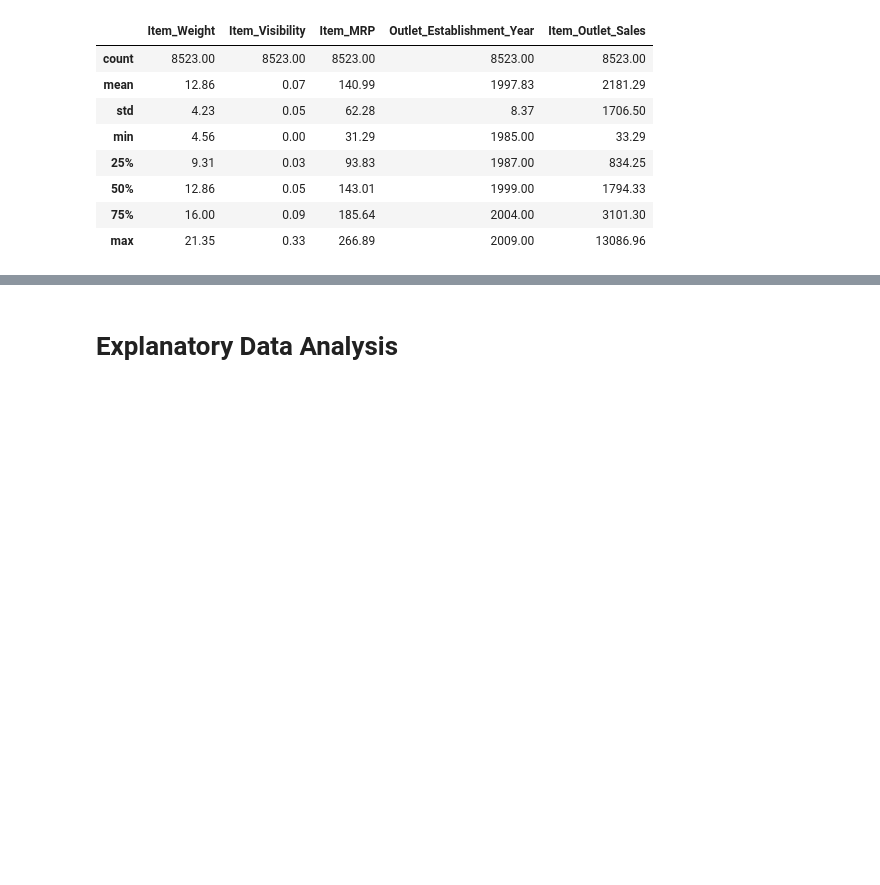
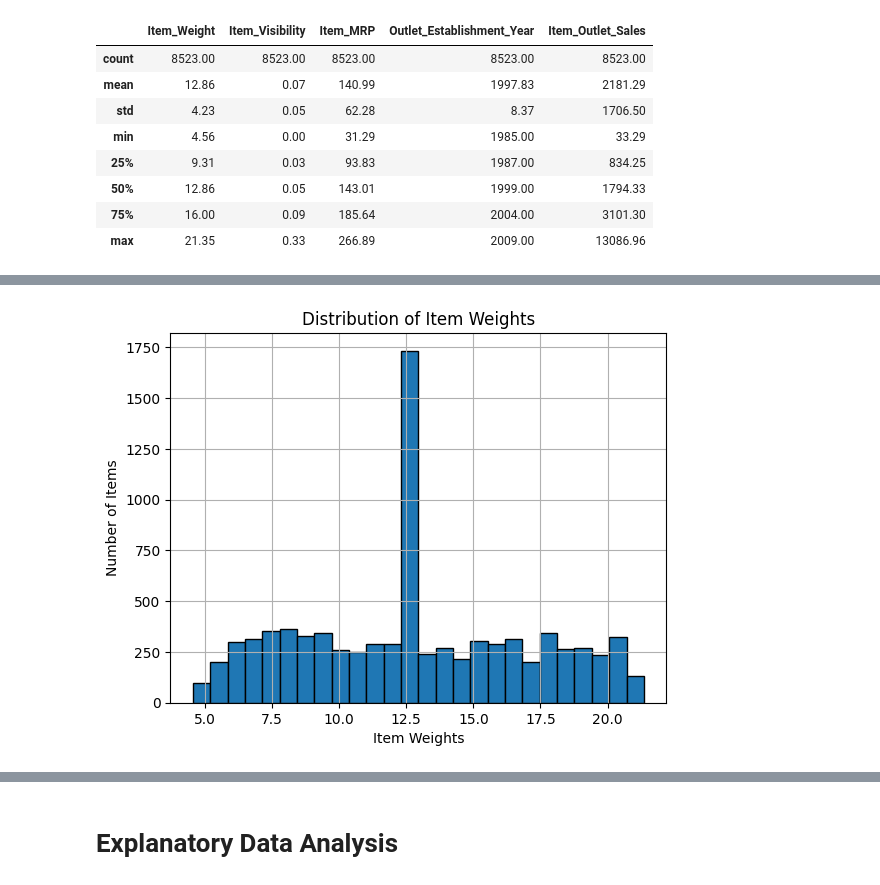
Before and after one commit to chrispydocodes/Prediction-of-Project-Sales, a Jupyter notebook: Project_1_Chris_Do.ipynb, the cells around one changed output, grey strips where cells are left out. Drawn from its saved outputs; the diff is of its cells as text; code cells hidden in the pictures; blank space fills up the shorter version.

```diff
--- a/Project_1_Chris_Do.ipynb
+++ b/Project_1_Chris_Do.ipynb
@@ -159,5 +165,5 @@ df['Item_Weight'].fillna(mean_weight, inplace=True)
 # %%
-df.drop(columns='Outlet_Size', inplace=True)
+df['Outlet_Size'].fillna('Missing', inplace=True)
 # %% [markdown]
 ## Double Checking for Missing Values
 # %%
@@ -283,0 +308,7 @@ df.describe().round(2)
+# %%
+ax_hist = df['Item_Weight'].hist(bins='auto', edgecolor='black')
+ax_hist.set_title('Distribution of Item Weights')
+ax_hist.set_xlabel('Item Weights')
+ax_hist.set_ylabel('Number of Items');
+# %% [output]
+[figure, added]
```
Also changed, not shown: parts of 40 cells of this notebook.
